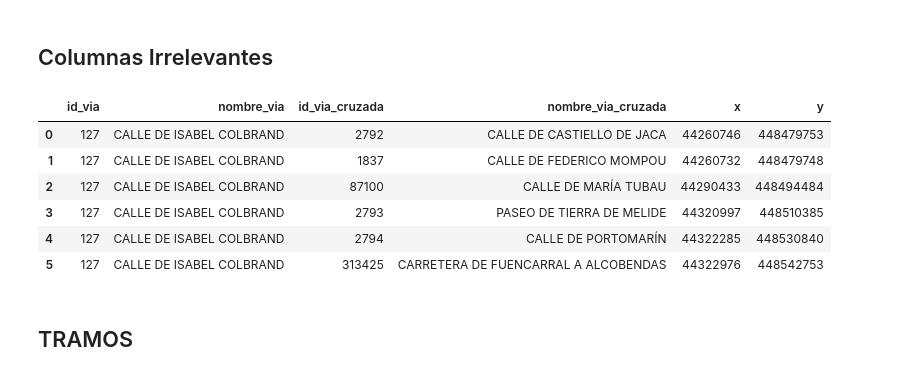
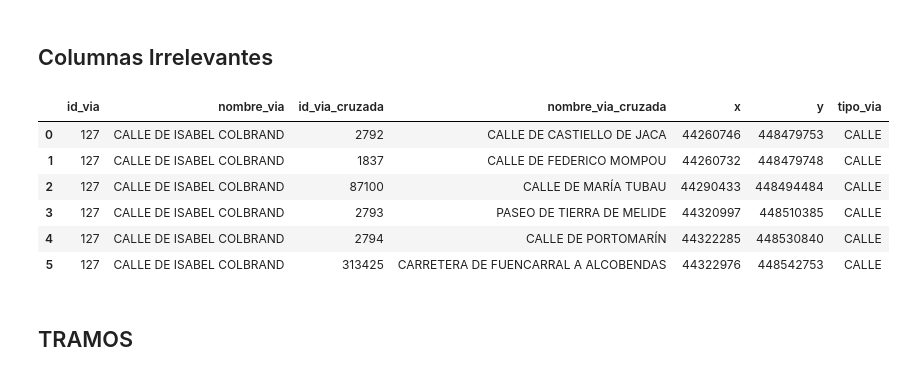
Before and after one commit to winoo19/GPS, a Jupyter notebook: parse_data.ipynb, the cells around one changed output. Saved outputs shown, nothing was run; the diff lists cells and outputs as text; code cells hidden in the pictures.

```diff
--- a/parse_data.ipynb
+++ b/parse_data.ipynb
@@ -146,20 +146,21 @@ cruces.rename(columns={'Coordenada X (Guia Urbana) cm (cruce)': 'x', 'Coordenada
 # %%
 cruces.rename(columns={"Codigo de vía tratado": "id_via"}, inplace=True)
 cruces.rename(columns={"Codigo de via que cruza o enlaza": "id_via_cruzada"}, inplace=True)
 cruces.rename(columns={"Literal completo del vial tratado": "nombre_via"}, inplace=True)
 cruces.rename(columns={"Literal completo del vial que cruza": "nombre_via_cruzada"}, inplace=True)
+cruces.rename(columns={"Clase de la via tratado": "tipo_via"}, inplace=True)
 cruces["nombre_via"]=cruces["nombre_via"].apply(lambda x: x.strip().replace(',', ''))
 cruces["nombre_via_cruzada"]=cruces["nombre_via_cruzada"].apply(lambda x: x.strip().replace(',', ''))
-cruces=cruces[['id_via', 'nombre_via', 'id_via_cruzada', 'nombre_via_cruzada', 'x', 'y']].copy()
+cruces=cruces[['id_via', 'nombre_via', 'id_via_cruzada', 'nombre_via_cruzada', 'x', 'y', 'tipo_via']].copy()
 cruces[cruces["id_via"]==127]
 # %% [output]
-|  | id_via | nombre_via | id_via_cruzada | nombre_via_cruzada | x | y |
-| 0 | 127 | CALLE DE ISABEL COLBRAND | 2792 | CALLE DE CASTIELLO DE JACA | 44260746 | 448479753 |
-| 1 | 127 | CALLE DE ISABEL COLBRAND | 1837 | CALLE DE FEDERICO MOMPOU | 44260732 | 448479748 |
-| 2 | 127 | CALLE DE ISABEL COLBRAND | 87100 | CALLE DE MARÍA TUBAU | 44290433 | 448494484 |
-| 3 | 127 | CALLE DE ISABEL COLBRAND | 2793 | PASEO DE TIERRA DE MELIDE | 44320997 | 448510385 |
-| 4 | 127 | CALLE DE ISABEL COLBRAND | 2794 | CALLE DE PORTOMARÍN | 44322285 | 448530840 |
-| 5 | 127 | CALLE DE ISABEL COLBRAND | 313425 | CARRETERA DE FUENCARRAL A ALCOBENDAS | 44322976 | 448542753 |
+|  | id_via | nombre_via | id_via_cruzada | nombre_via_cruzada | x | y | tipo_via |
+| 0 | 127 | CALLE DE ISABEL COLBRAND | 2792 | CALLE DE CASTIELLO DE JACA | 44260746 | 448479753 | CALLE |
+| 1 | 127 | CALLE DE ISABEL COLBRAND | 1837 | CALLE DE FEDERICO MOMPOU | 44260732 | 448479748 | CALLE |
+| 2 | 127 | CALLE DE ISABEL COLBRAND | 87100 | CALLE DE MARÍA TUBAU | 44290433 | 448494484 | CALLE |
+| 3 | 127 | CALLE DE ISABEL COLBRAND | 2793 | PASEO DE TIERRA DE MELIDE | 44320997 | 448510385 | CALLE |
+| 4 | 127 | CALLE DE ISABEL COLBRAND | 2794 | CALLE DE PORTOMARÍN | 44322285 | 448530840 | CALLE |
+| 5 | 127 | CALLE DE ISABEL COLBRAND | 313425 | CARRETERA DE FUENCARRAL A ALCOBENDAS | 44322976 | 448542753 | CALLE |
 # %% [markdown]
 ## TRAMOS
 # %%
```
Also changed, not shown: 8 other files.
